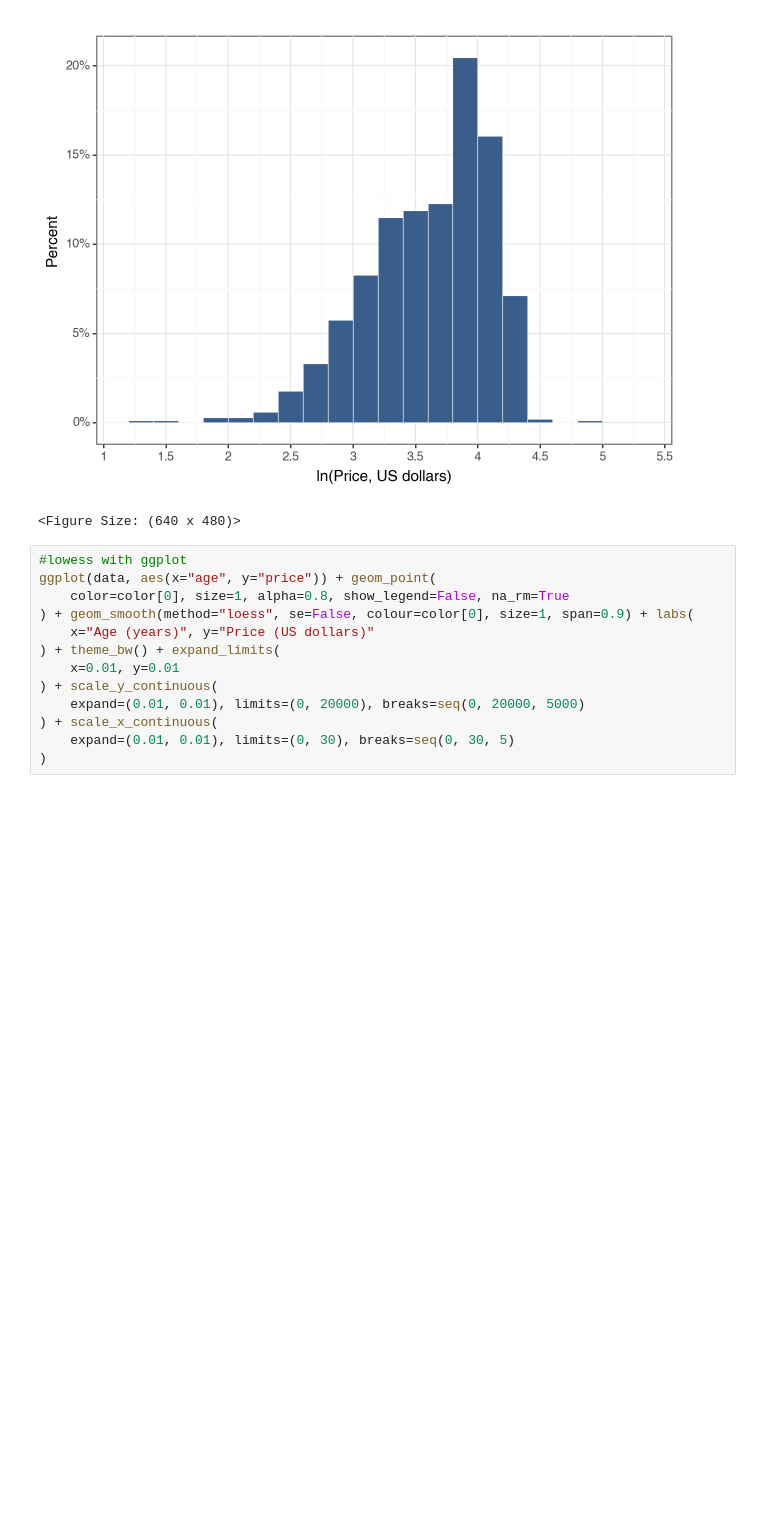
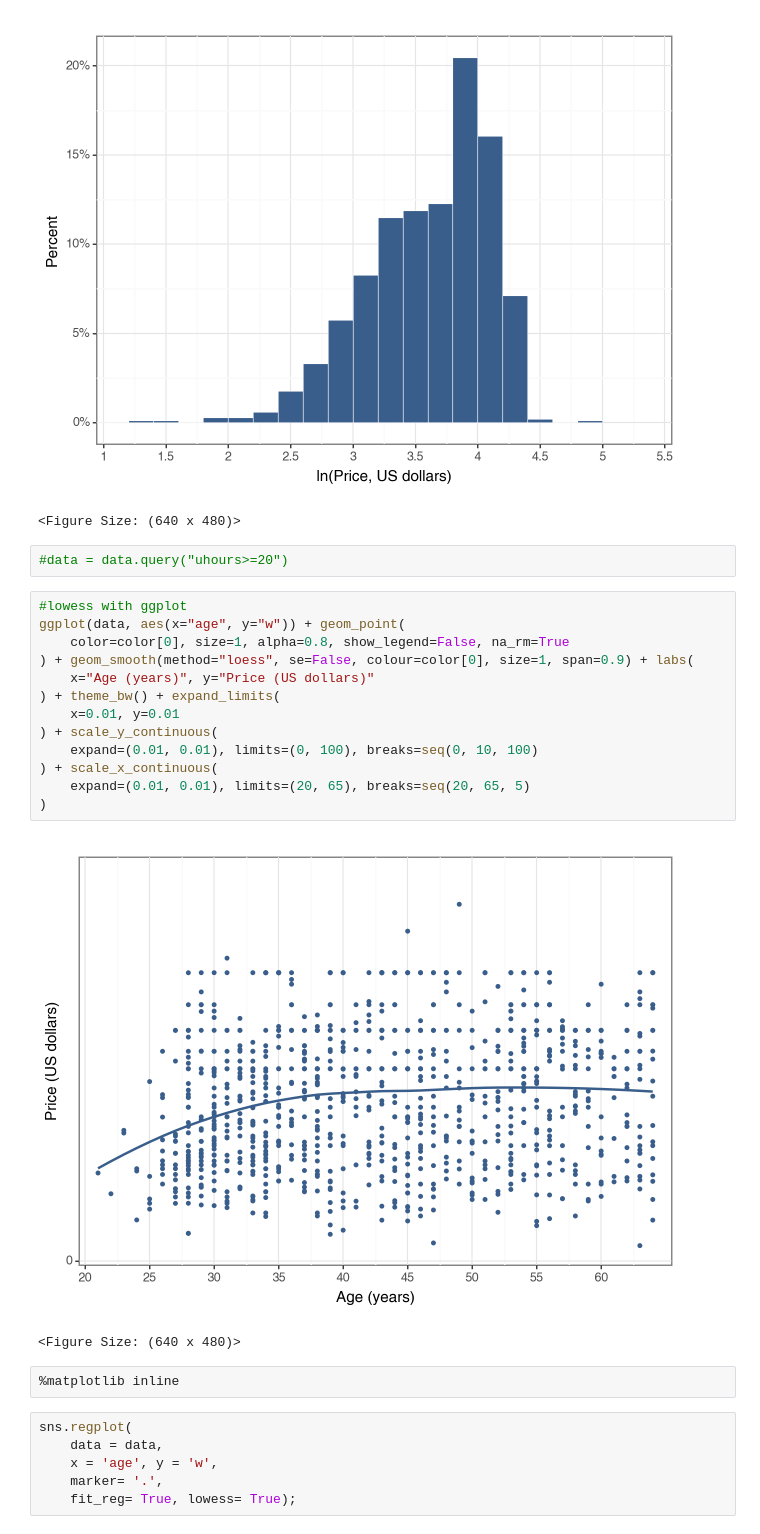
Before and after one commit to mateschieszler/DA3_A1, a Jupyter notebook: DA3-A1_code.ipynb, the cells around one changed output. Drawn from its saved outputs; the diff is of its cells as text; blank space fills up the shorter version.

Commit message:
Create charts

```diff
--- a/DA3-A1_code.ipynb
+++ b/DA3-A1_code.ipynb
@@ -541,16 +541,29 @@ ggplot(data, aes(x="lnw")) + geom_histogram(
 # %% [output]
 [figure]
 <Figure Size: (640 x 480)>
+# %%
+#data = data.query("uhours>=20")
 # %%
 #lowess with ggplot
-ggplot(data, aes(x="age", y="price")) + geom_point(
+ggplot(data, aes(x="age", y="w")) + geom_point(
     color=color[0], size=1, alpha=0.8, show_legend=False, na_rm=True
 ) + geom_smooth(method="loess", se=False, colour=color[0], size=1, span=0.9) + labs(
     x="Age (years)", y="Price (US dollars)"
 ) + theme_bw() + expand_limits(
     x=0.01, y=0.01
 ) + scale_y_continuous(
-    expand=(0.01, 0.01), limits=(0, 20000), breaks=seq(0, 20000, 5000)
+    expand=(0.01, 0.01), limits=(0, 100), breaks=seq(0, 10, 100)
 ) + scale_x_continuous(
-    expand=(0.01, 0.01), limits=(0, 30), breaks=seq(0, 30, 5)
+    expand=(0.01, 0.01), limits=(20, 65), breaks=seq(20, 65, 5)
 )
+# %% [output]
+[figure, added]
+<Figure Size: (640 x 480)>
+# %%
+%matplotlib inline
+# %%
+sns.regplot(
+    data = data,
+    x = 'age', y = 'w',
+    marker= '.',
+    fit_reg= True, lowess= True);
```
